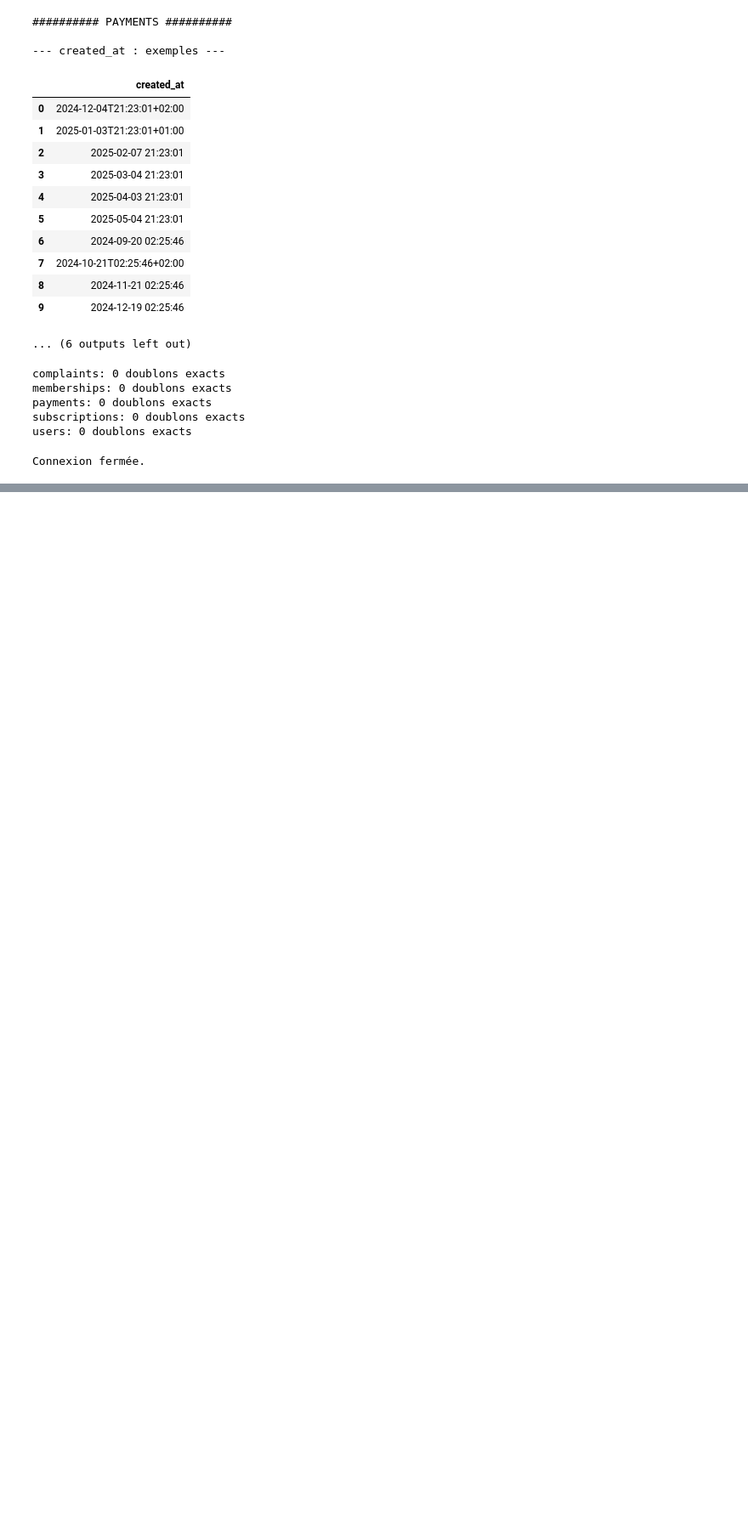
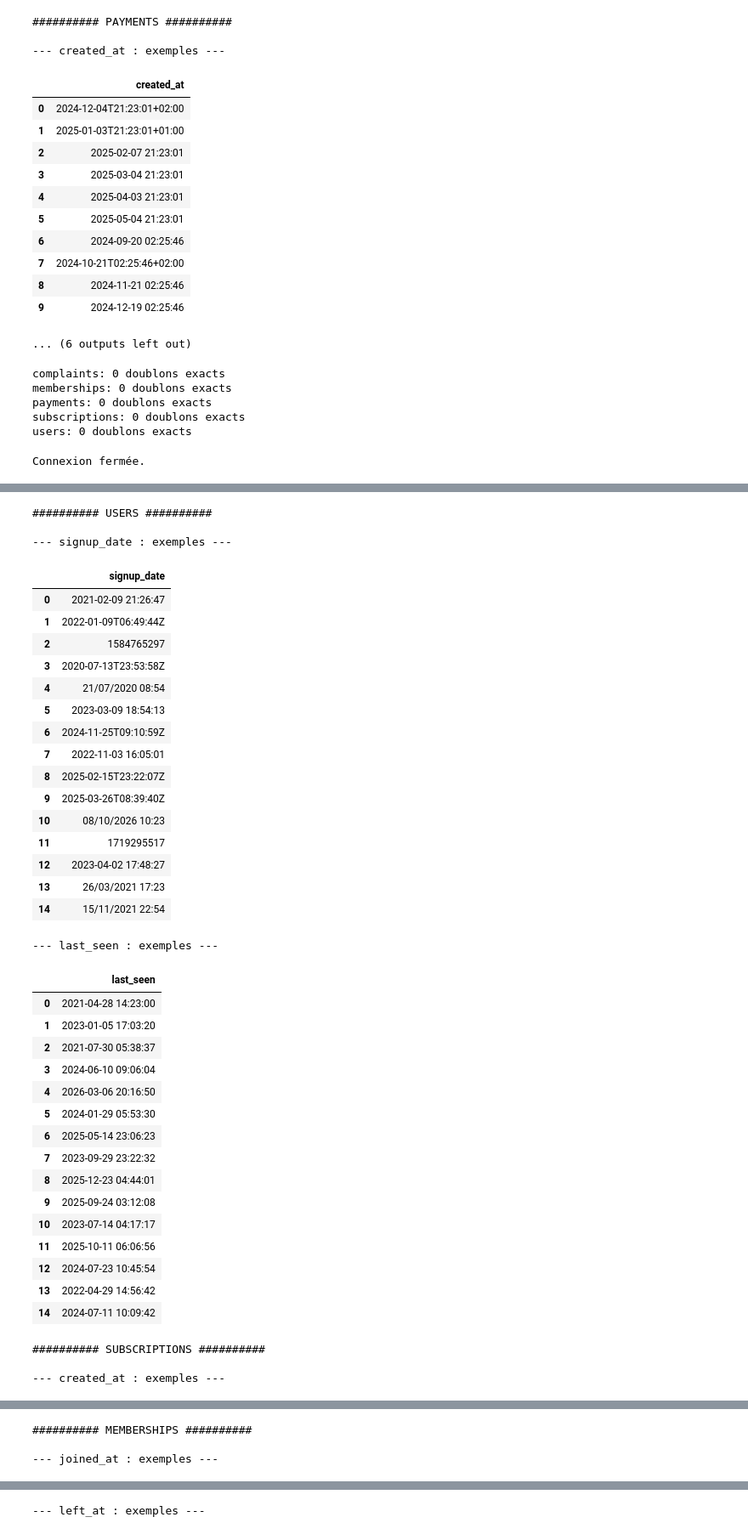
Before and after one commit to siewealix/risk-monitor, a Jupyter notebook: notebooks/exploration.ipynb, the cells around one changed output, grey strips where cells are left out. Shown at 85% size. Cells and saved outputs as stored; diff of their text form; code cells hidden in the pictures; blank space fills up the shorter version.

```diff
--- a/notebooks/exploration.ipynb
+++ b/notebooks/exploration.ipynb
@@ -449,0 +663,56 @@ Connexion fermée.
+# %%
+date_columns = {
+    "users": ["signup_date", "last_seen"],
+    "subscriptions": ["created_at"],
+    "memberships": ["joined_at", "left_at"],
+    "payments": ["created_at", "captured_at"],
+    "complaints": ["created_at", "resolved_at"]
+}
+
+for table, columns in date_columns.items():
+    print(f"\n\n########## {table.upper()} ##########")
+    df = pd.read_sql_query(f"SELECT * FROM {table}", conn)
+
+    for col in columns:
+        print(f"\n--- {col} : exemples ---")
+        display(df[[col]].drop_duplicates().head(15))
+# %% [output]
+########## USERS ##########
+
+--- signup_date : exemples ---
+|  | signup_date |
+| 0 | 2021-02-09 21:26:47 |
+| 1 | 2022-01-09T06:49:44Z |
+| 2 | 1584765297 |
+| 3 | 2020-07-13T23:53:58Z |
+| 4 | 21/07/2020 08:54 |
+| 5 | 2023-03-09 18:54:13 |
+| 6 | 2024-11-25T09:10:59Z |
+| 7 | 2022-11-03 16:05:01 |
+| 8 | 2025-02-15T23:22:07Z |
+| 9 | 2025-03-26T08:39:40Z |
+| 10 | 08/10/2026 10:23 |
+| 11 | 1719295517 |
+| 12 | 2023-04-02 17:48:27 |
+| 13 | 26/03/2021 17:23 |
+| 14 | 15/11/2021 22:54 |
+--- last_seen : exemples ---
+|  | last_seen |
+| 0 | 2021-04-28 14:23:00 |
+| 1 | 2023-01-05 17:03:20 |
+| 2 | 2021-07-30 05:38:37 |
+| 3 | 2024-06-10 09:06:04 |
+| 4 | 2026-03-06 20:16:50 |
+| 5 | 2024-01-29 05:53:30 |
+| 6 | 2025-05-14 23:06:23 |
+| 7 | 2023-09-29 23:22:32 |
+| 8 | 2025-12-23 04:44:01 |
+| 9 | 2025-09-24 03:12:08 |
+| 10 | 2023-07-14 04:17:17 |
+| 11 | 2025-10-11 06:06:56 |
+| 12 | 2024-07-23 10:45:54 |
+| 13 | 2022-04-29 14:56:42 |
+| 14 | 2024-07-11 10:09:42 |
+########## SUBSCRIPTIONS ##########
+
+--- created_at : exemples ---
@@ -449,0 +735,3 @@ Connexion fermée.
+########## MEMBERSHIPS ##########
+
+--- joined_at : exemples ---
@@ -449,0 +754 @@ Connexion fermée.
+--- left_at : exemples ---
```
Also changed, not shown: parts of 26 cells of this notebook.
